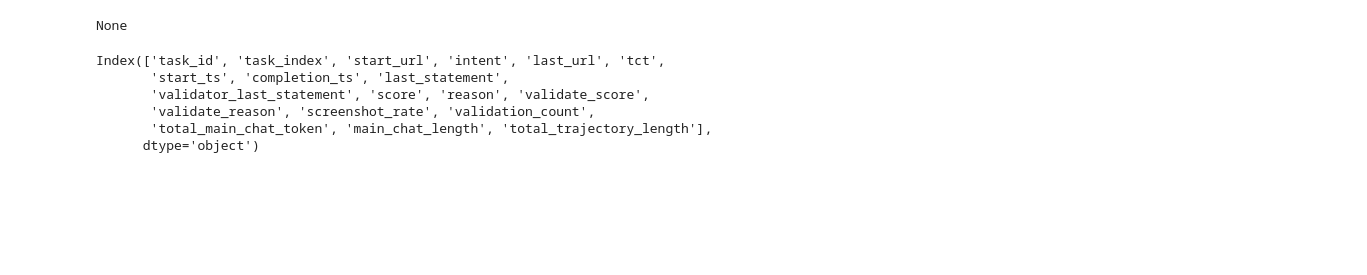
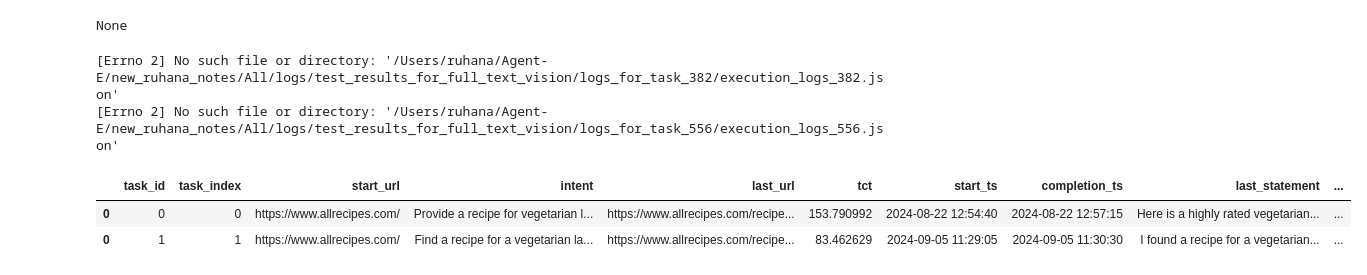
Before and after one commit to ruhanaazam/Agent-E, a Jupyter notebook: notebooks/analyze_improvement.ipynb, the cells around one changed output. Saved outputs shown, nothing was run; the diff lists cells and outputs as text; code cells hidden in the pictures; blank space fills up the shorter version.

```diff
--- a/notebooks/analyze_improvement.ipynb
+++ b/notebooks/analyze_improvement.ipynb
@@ -9,18 +10,17 @@ from load_annotations import AnnotationLoader
 # %% [output]
 None
 # %%
-LOG_PATH = "/Users/ruhana/Agent-E/new_ruhana_notes/All/logs/test_results_for_full_text/"
-RESULT_PATH = "/Users/ruhana/Agent-E/new_ruhana_notes/All/results/results_for_test_full_text/"
+LOG_PATH = "/Users/ruhana/Agent-E/new_ruhana_notes/All/logs/test_results_for_full_text_vision/"
+RESULT_PATH = "/Users/ruhana/Agent-E/new_ruhana_notes/All/results/results_for_test_full_text_vision/"
 self_refine_annotations = AnnotationLoader(LOG_PATH, RESULT_PATH)
 
 # Load final results as a dataframe
 self_refine_results = self_refine_annotations.get_all_annotation_results()
-self_refine_results.columns
+self_refine_results[:2]
 # %% [output]
-Index(['task_id', 'task_index', 'start_url', 'intent', 'last_url', 'tct',
-       'start_ts', 'completion_ts', 'last_statement',
-       'validator_last_statement', 'score', 'reason', 'validate_score',
-       'validate_reason', 'screenshot_rate', 'validation_count',
-       'total_main_chat_token', 'main_chat_length', 'total_trajectory_length'],
-      dtype='object')
+[Errno 2] No such file or directory: '/Users/ruhana/Agent-E/new_ruhana_notes/All/logs/test_results_for_full_text_vision/logs_for_task_382/execution_logs_382.json'
+[Errno 2] No such file or directory: '/Users/ruhana/Agent-E/new_ruhana_notes/All/logs/test_results_for_full_text_vision/logs_for_task_556/execution_logs_556.json'
+|  | task_id | task_index | start_url | intent | last_url | tct | start_ts | completion_ts | last_statement | ... |
+| 0 | 0 | 0 | https://www.allrecipes.com/ | Provide a recipe for vegetarian l... | https://www.allrecipes.com/recipe... | 153.790992 | 2024-08-22 12:54:40 | 2024-08-22 12:57:15 | Here is a highly rated vegetarian... | ... |
+| 0 | 1 | 1 | https://www.allrecipes.com/ | Find a recipe for a vegetarian la... | https://www.allrecipes.com/recipe... | 83.462629 | 2024-09-05 11:29:05 | 2024-09-05 11:30:30 | I found a recipe for a vegetarian... | ... |
 # %%
```
Also changed, not shown: parts of 49 cells of this notebook.
